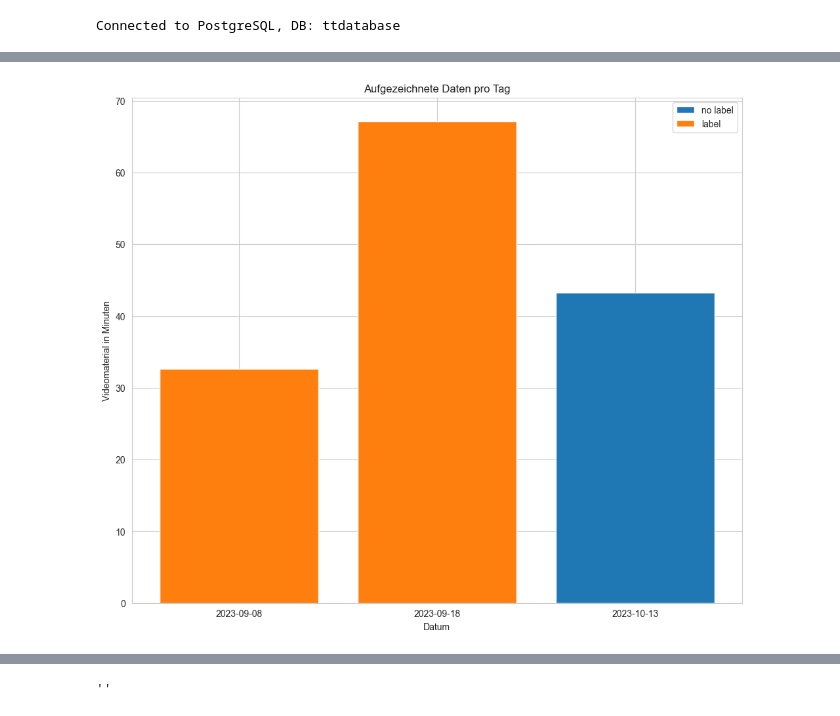
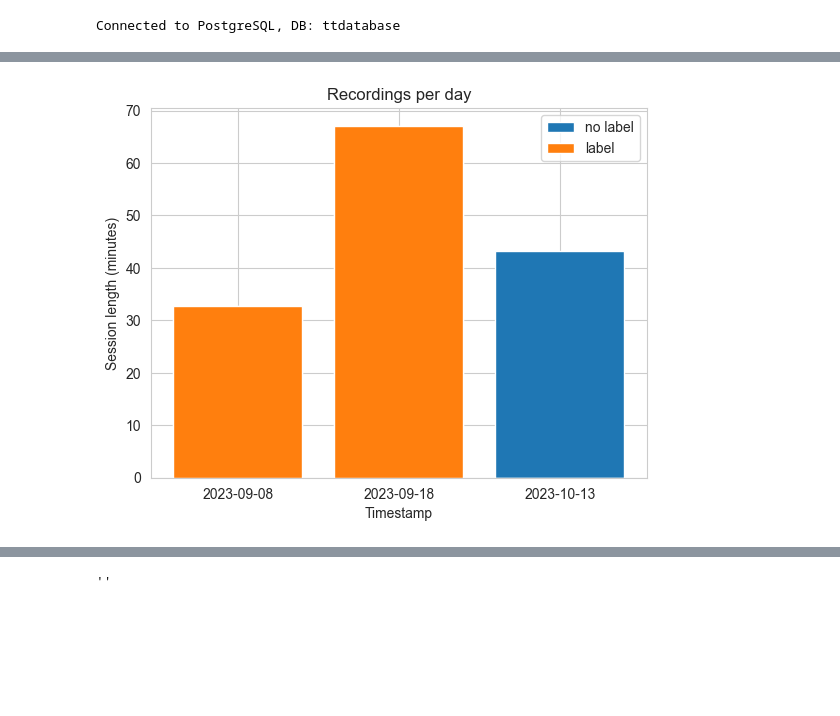
Before and after one commit to kaasimir/tensionterminator, a Jupyter notebook: notebooks/db_statistik/pdf_report.ipynb, the cells around one changed output, grey strips where cells are left out. Drawn from its saved outputs; the diff is of its cells as text; code cells hidden in the pictures; blank space fills up the shorter version.

```diff
--- a/notebooks/db_statistik/pdf_report.ipynb
+++ b/notebooks/db_statistik/pdf_report.ipynb
@@ -52,28 +53,28 @@ FROM loop
 # %%
+title = 'Recordings per day'
+
 grouped_df = loop_df.groupby(loop_df['timestamp'].dt.date)['session_length'].sum().reset_index()
 grouped_df['labeled'] = \
 loop_df[loop_df['human_labeled'] == True].groupby(loop_df['timestamp'].dt.date)['session_length'].sum().reset_index()[
     'session_length']
 
 grouped_df = grouped_df.fillna(0)
 grouped_df
 loop_df.loc[loop_df['human_labeled'] == True, 'session_length'].sum()
 grouped_df['session_length'] / 60
 
 label = ['label', 'no lable']
-plt.figure(figsize=(12, 10))
 
 plt.bar(grouped_df['timestamp'].astype(str), grouped_df['session_length'] /60, label='no label')
 plt.bar(grouped_df['timestamp'].astype(str), grouped_df['labeled'] / 60, label='label')
-plt.xlabel('Datum')
-plt.ylabel('Videomaterial in Minuten')
-plt.title('Aufgezeichnete Daten pro Tag')
-#plt.ylim(0, 70)
+plt.xlabel('Timestamp')
+plt.ylabel('Session length (minutes)')
+plt.title(title)
 plt.legend()
 
-plt.savefig('diagrams/overview.png')
+plt.savefig(f"diagrams/{title}.png")
 # %% [output]
-[figure, old version]
+[figure, new version]
 # %%
 def get_user(id):
     user_df = table_to_df('users')
```
Also changed, not shown: parts of 15 cells of this notebook, 5 other files.
